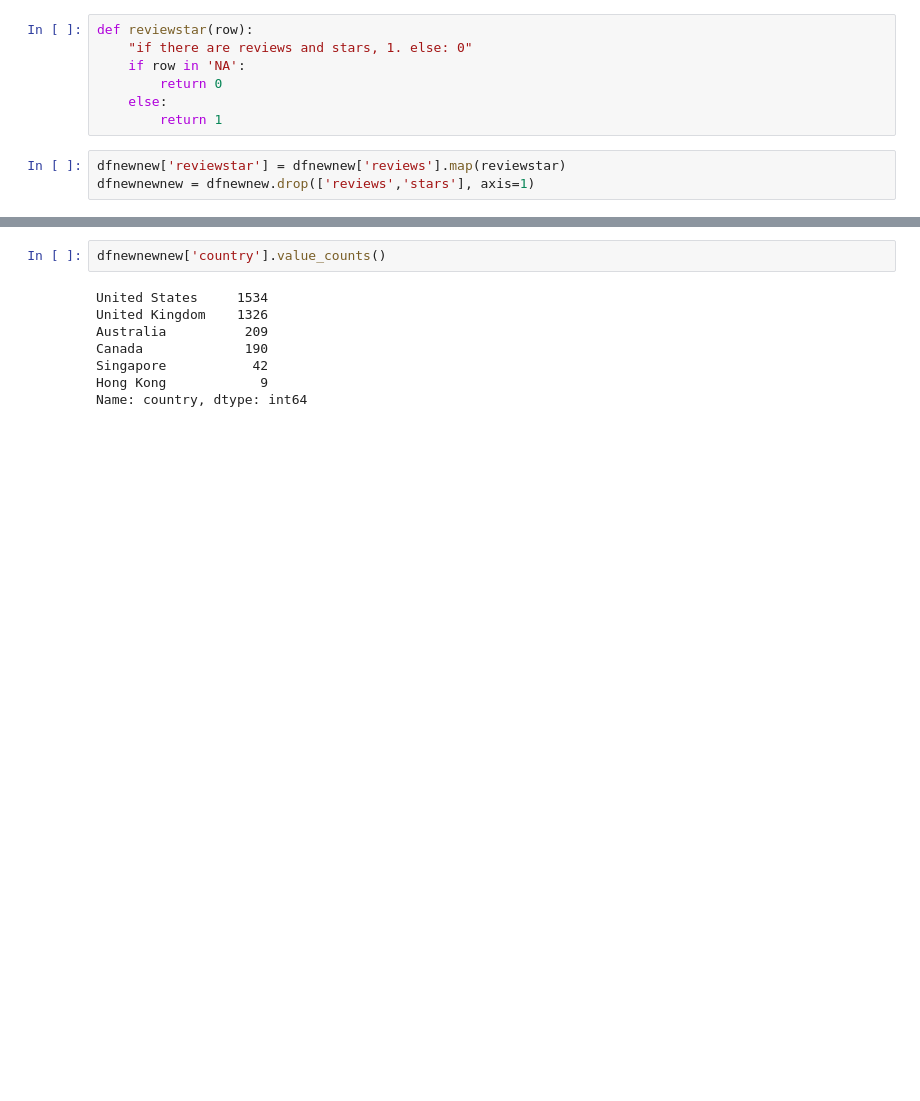
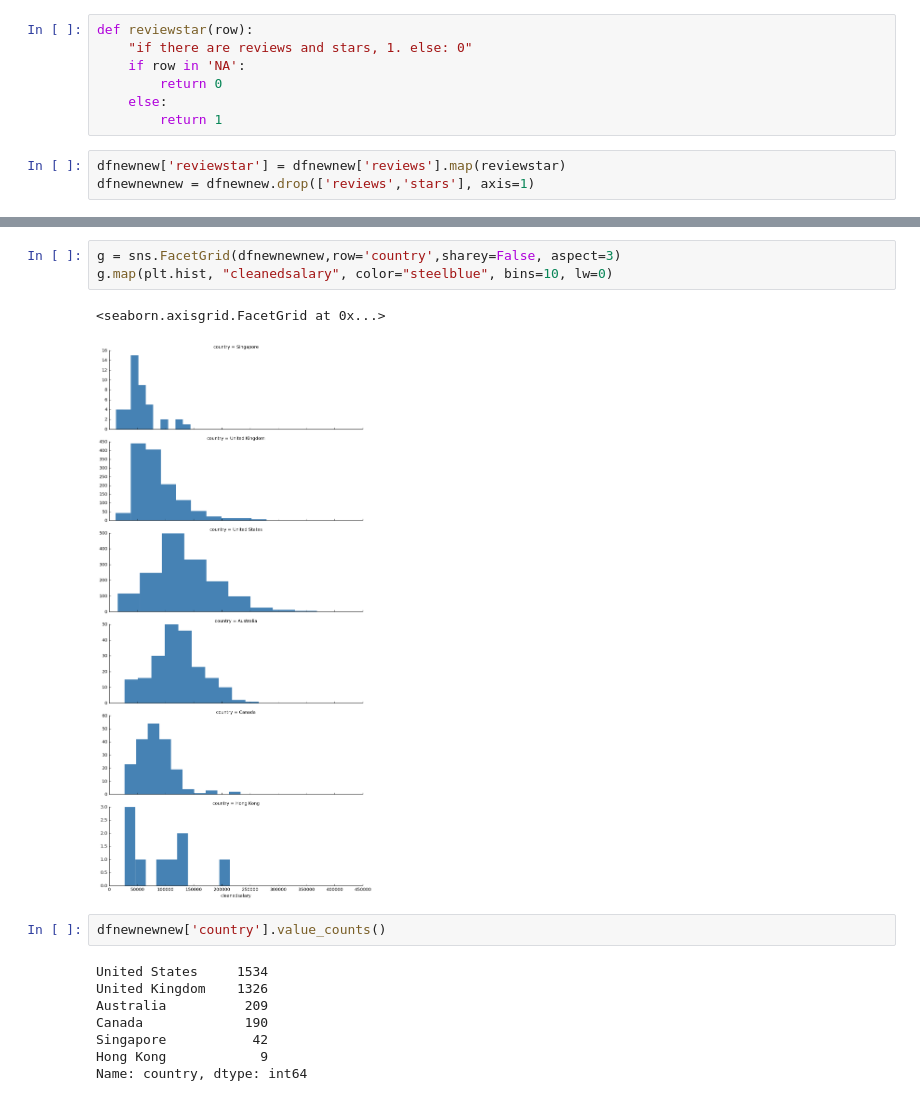
Before and after one commit to melvinperera/DSI-Projects, a Jupyter notebook: Project 4/Project 4 Cleaning and Modelling.ipynb, the cells around one changed output, grey strips where cells are left out. Saved outputs shown, nothing was run; the diff lists cells and outputs as text; blank space fills up the shorter version.

```diff
--- a/Project 4/Project 4 Cleaning and Modelling.ipynb
+++ b/Project 4/Project 4 Cleaning and Modelling.ipynb
@@ -342,3 +354,9 @@ dfnewnewnew = dfnewnew.drop(['reviews','stars'], axis=1)
+# %%
+g = sns.FacetGrid(dfnewnewnew,row='country',sharey=False, aspect=3)
+g.map(plt.hist, "cleanedsalary", color="steelblue", bins=10, lw=0)
+# %% [output]
+<seaborn.axisgrid.FacetGrid at 0x...>
+[figure, added]
 # %%
 dfnewnewnew['country'].value_counts()
 # %% [output]
```
Also changed, not shown: parts of 41 cells of this notebook.
